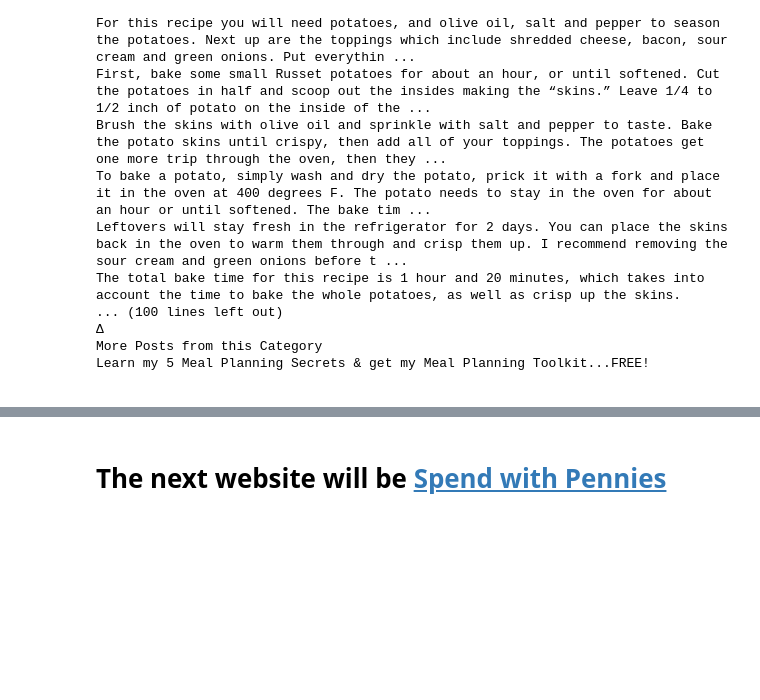
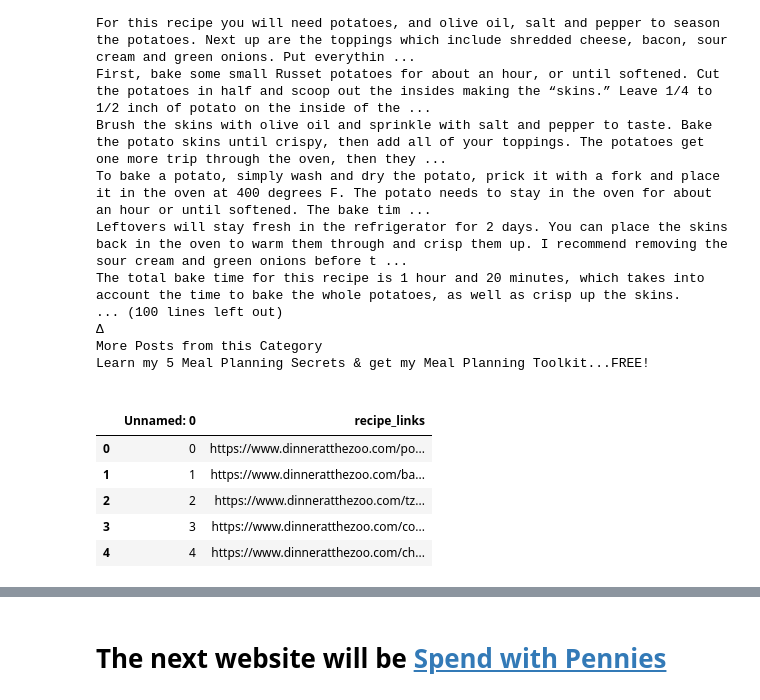
Before and after one commit to rpindale/Recipes, a Jupyter notebook: Scraping_for_links.ipynb, the cells around one changed output, grey strips where cells are left out. Drawn from its saved outputs; the diff is of its cells as text; code cells hidden in the pictures; blank space fills up the shorter version.

```diff
--- a/Scraping_for_links.ipynb
+++ b/Scraping_for_links.ipynb
@@ -98,0 +99,11 @@ Learn my 5 Meal Planning Secrets & get my Meal Planning Toolkit...FREE!
+# %%
+import pandas as pd
+zoolinks = pd.read_csv('dinner_at_the_zoo_recipe_links.csv')
+zoolinks.head()
+# %% [output]
+|  | Unnamed: 0 | recipe_links |
+| 0 | 0 | https://www.dinneratthezoo.com/po... |
+| 1 | 1 | https://www.dinneratthezoo.com/ba... |
+| 2 | 2 | https://www.dinneratthezoo.com/tz... |
+| 3 | 3 | https://www.dinneratthezoo.com/co... |
+| 4 | 4 | https://www.dinneratthezoo.com/ch... |
```
Also changed, not shown: parts of 19 cells of this notebook, 5 other files.
